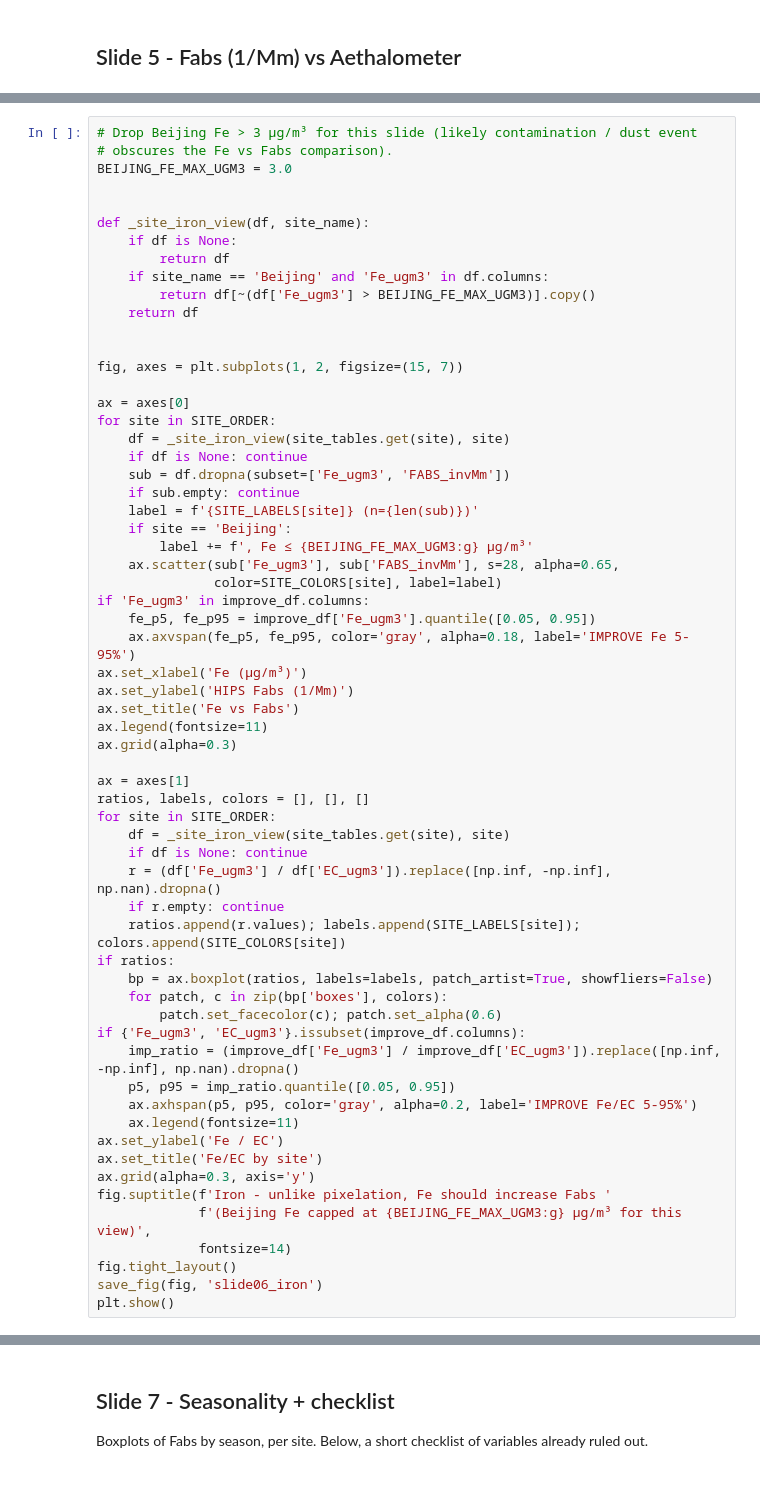
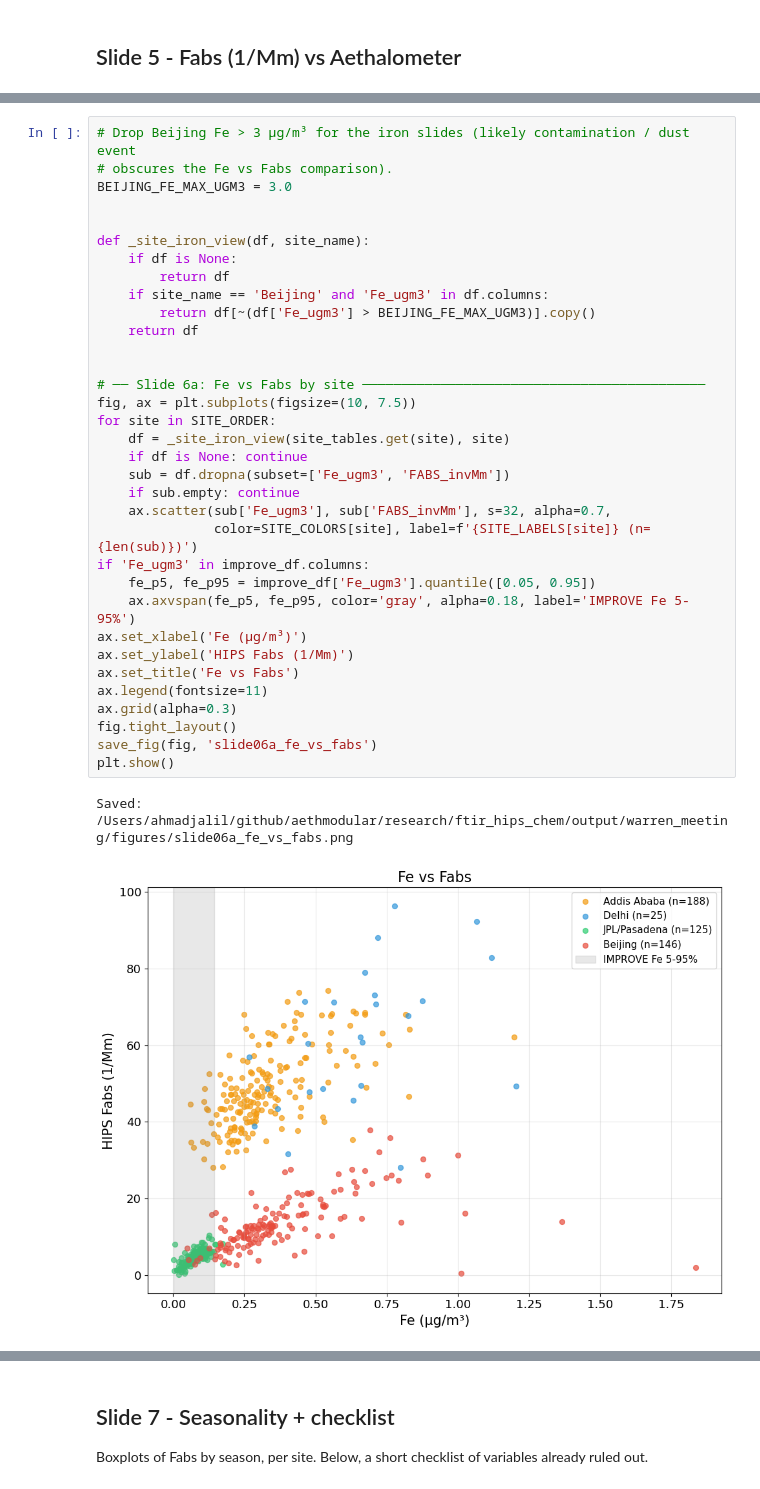
Before and after one commit to ahzs645/aethmodular, a Jupyter notebook: research/ftir_hips_chem/warren_meeting_slides.ipynb, the cells around one changed output, grey strips where cells are left out. Saved outputs shown, nothing was run; the diff lists cells and outputs as text.

```diff
--- a/research/ftir_hips_chem/warren_meeting_slides.ipynb
+++ b/research/ftir_hips_chem/warren_meeting_slides.ipynb
@@ -370,62 +410,37 @@ Add IMPROVE Fe and Fe/EC bands when IMPROVE data is loaded.
 # %%
-# Drop Beijing Fe > 3 µg/m³ for this slide (likely contamination / dust event
+# Drop Beijing Fe > 3 µg/m³ for the iron slides (likely contamination / dust event
 # obscures the Fe vs Fabs comparison).
 BEIJING_FE_MAX_UGM3 = 3.0
 
 
 def _site_iron_view(df, site_name):
     if df is None:
         return df
     if site_name == 'Beijing' and 'Fe_ugm3' in df.columns:
         return df[~(df['Fe_ugm3'] > BEIJING_FE_MAX_UGM3)].copy()
     return df
 
 
-fig, axes = plt.subplots(1, 2, figsize=(15, 7))
-
-ax = axes[0]
+# ── Slide 6a: Fe vs Fabs by site ────────────────────────────────────────────
+fig, ax = plt.subplots(figsize=(10, 7.5))
 for site in SITE_ORDER:
     df = _site_iron_view(site_tables.get(site), site)
     if df is None: continue
     sub = df.dropna(subset=['Fe_ugm3', 'FABS_invMm'])
     if sub.empty: continue
-    label = f'{SITE_LABELS[site]} (n={len(sub)})'
-    if site == 'Beijing':
-        label += f', Fe ≤ {BEIJING_FE_MAX_UGM3:g} µg/m³'
-    ax.scatter(sub['Fe_ugm3'], sub['FABS_invMm'], s=28, alpha=0.65,
-               color=SITE_COLORS[site], label=label)
+    ax.scatter(sub['Fe_ugm3'], sub['FABS_invMm'], s=32, alpha=0.7,
+               color=SITE_COLORS[site], label=f'{SITE_LABELS[site]} (n={len(sub)})')
 if 'Fe_ugm3' in improve_df.columns:
     fe_p5, fe_p95 = improve_df['Fe_ugm3'].quantile([0.05, 0.95])
     ax.axvspan(fe_p5, fe_p95, color='gray', alpha=0.18, label='IMPROVE Fe 5-95%')
 ax.set_xlabel('Fe (µg/m³)')
 ax.set_ylabel('HIPS Fabs (1/Mm)')
 ax.set_title('Fe vs Fabs')
 ax.legend(fontsize=11)
 ax.grid(alpha=0.3)
-
-ax = axes[1]
-ratios, labels, colors = [], [], []
-for site in SITE_ORDER:
-    df = _site_iron_view(site_tables.get(site), site)
-    if df is None: continue
-    r = (df['Fe_ugm3'] / df['EC_ugm3']).replace([np.inf, -np.inf], np.nan).dropna()
-    if r.empty: continue
-    ratios.append(r.values); labels.append(SITE_LABELS[site]); colors.append(SITE_COLORS[site])
-if ratios:
-    bp = ax.boxplot(ratios, labels=labels, patch_artist=True, showfliers=False)
-    for patch, c in zip(bp['boxes'], colors):
-        patch.set_facecolor(c); patch.set_alpha(0.6)
-if {'Fe_ugm3', 'EC_ugm3'}.issubset(improve_df.columns):
-    imp_ratio = (improve_df['Fe_ugm3'] / improve_df['EC_ugm3']).replace([np.inf, -np.inf], np.nan).dropna()
-    p5, p95 = imp_ratio.quantile([0.05, 0.95])
-    ax.axhspan(p5, p95, color='gray', alpha=0.2, label='IMPROVE Fe/EC 5-95%')
-    ax.legend(fontsize=11)
-ax.set_ylabel('Fe / EC')
-ax.set_title('Fe/EC by site')
-ax.grid(alpha=0.3, axis='y')
-fig.suptitle(f'Iron - unlike pixelation, Fe should increase Fabs '
-             f'(Beijing Fe capped at {BEIJING_FE_MAX_UGM3:g} µg/m³ for this view)',
-             fontsize=14)
 fig.tight_layout()
-save_fig(fig, 'slide06_iron')
+save_fig(fig, 'slide06a_fe_vs_fabs')
 plt.show()
+# %% [output]
+Saved: /Users/ahmadjalil/github/aethmodular/research/ftir_hips_chem/output/warren_meeting/figures/slide06a_fe_vs_fabs.png
+[figure, added]
```
Also changed, not shown: parts of 20 cells of this notebook, 2 other files.
